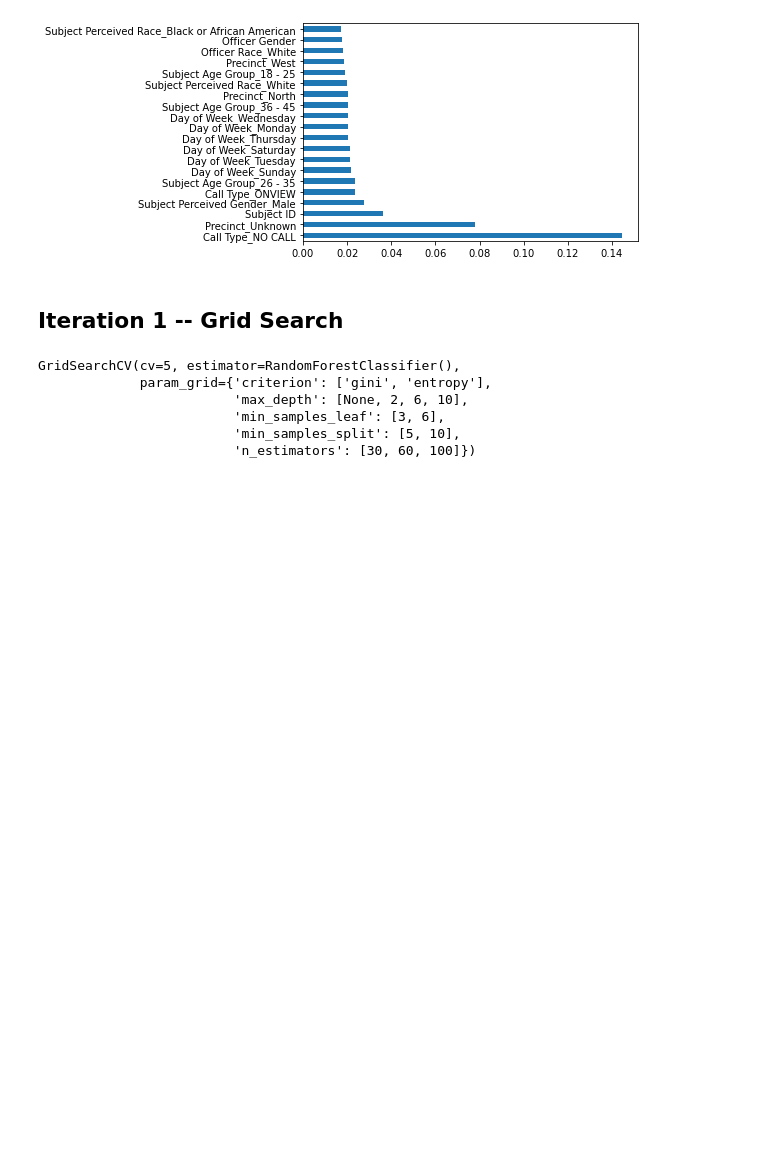
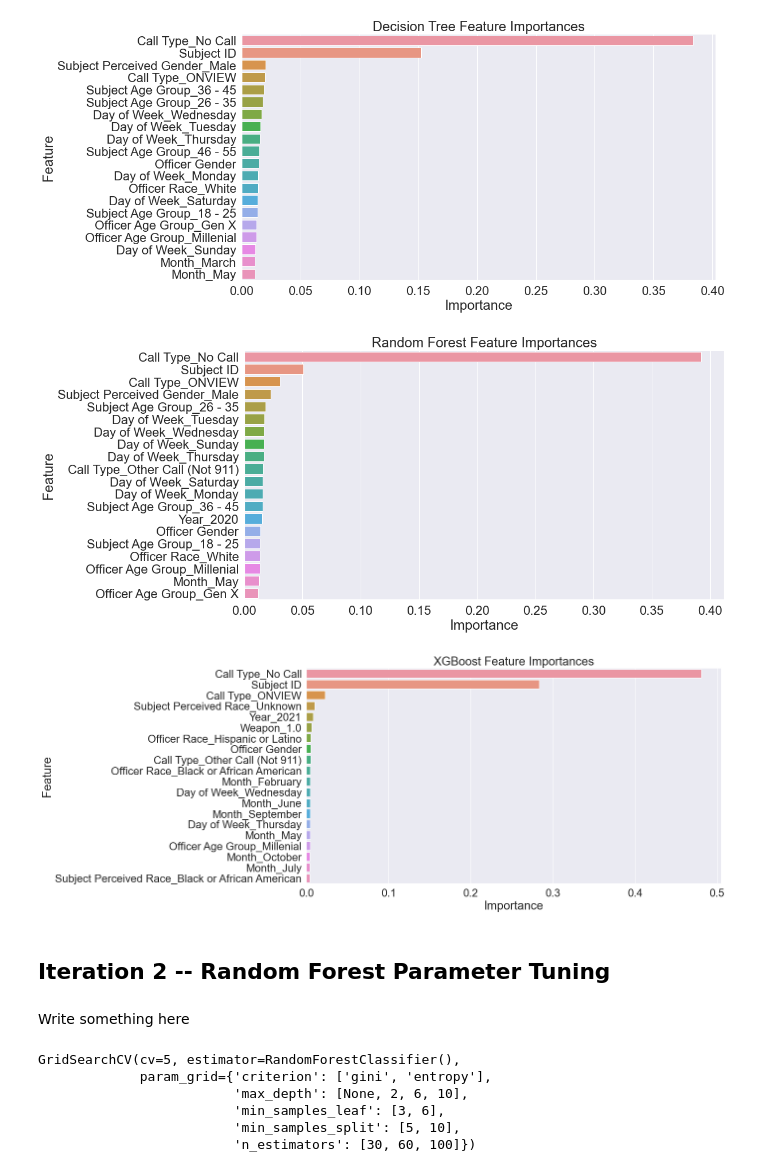
Before and after one commit to zelda4669/seattle-terry-stops, a Jupyter notebook: Models.ipynb, the cells around one changed output. Saved outputs shown, nothing was run; the diff lists cells and outputs as text; code cells hidden in the pictures; blank space fills up the shorter version.

Commit message:
Additional modelling and presentation

```diff
--- a/Models.ipynb
+++ b/Models.ipynb
@@ -22,13 +127,13 @@ df.head()
 # %%
-y = df['Stop Resolution']
-x=df.drop(columns=['Stop Resolution'])
+y_2 = df['Actionable Stop']
+x_2 = df.drop(columns=['Stop Resolution', 'Actionable Stop'])
 # %%
-x = pd.get_dummies(x, drop_first=True, columns=['Subject Age Group', 'Officer Race', 'Subject Perceived Race',
-                                                'Subject Perceived Gender', 'Weapon',
+x_2 = pd.get_dummies(x_2, drop_first=True, columns=['Subject Age Group', 'Officer Race', 'Subject Perceived Race',
+                                                'Subject Perceived Gender', 'Weapon', 'Call Type',
                                                 'Officer Age Group', 'Day of Week', 'Year', 'Month'])
 # %%
-x_train, x_test, y_train, y_test = train_test_split(x, y, random_state=16)
+x2_train, x2_test, y2_train, y2_test = train_test_split(x_2, y_2, random_state=16)
 # %%
-models = m(x_train, x_test, y_train, y_test)
+models_2 = m(x2_train, x2_test, y2_train, y2_test)
 # %% [output]
 Logistic Regression Results:
@@ -114,8 +208,13 @@ XGBoost Results:
 # %%
-f_import = pd.Series(models[4].feature_importances_, index=x.columns)
-f_import.nlargest(20).plot(kind='barh');
+plot_importances(models_2[3], x_train.columns, title = f'Decision Tree Feature Importances')
+plot_importances(models_2[4], x_train.columns, title = f'Random Forest Feature Importances')
+plot_importances(models_2[5], x_train.columns, title = f'XGBoost Feature Importances')
 # %% [output]
-[figure, old version]
+[figure, new version]
+[figure, added]
+[figure, added]
 # %% [markdown]
-## Iteration 1 -- Grid Search
+## Iteration 2 -- Random Forest Parameter Tuning
+# %% [markdown]
+Write something here
 # %%
```
Also changed, not shown: parts of 21 cells of this notebook, 7 other files.
